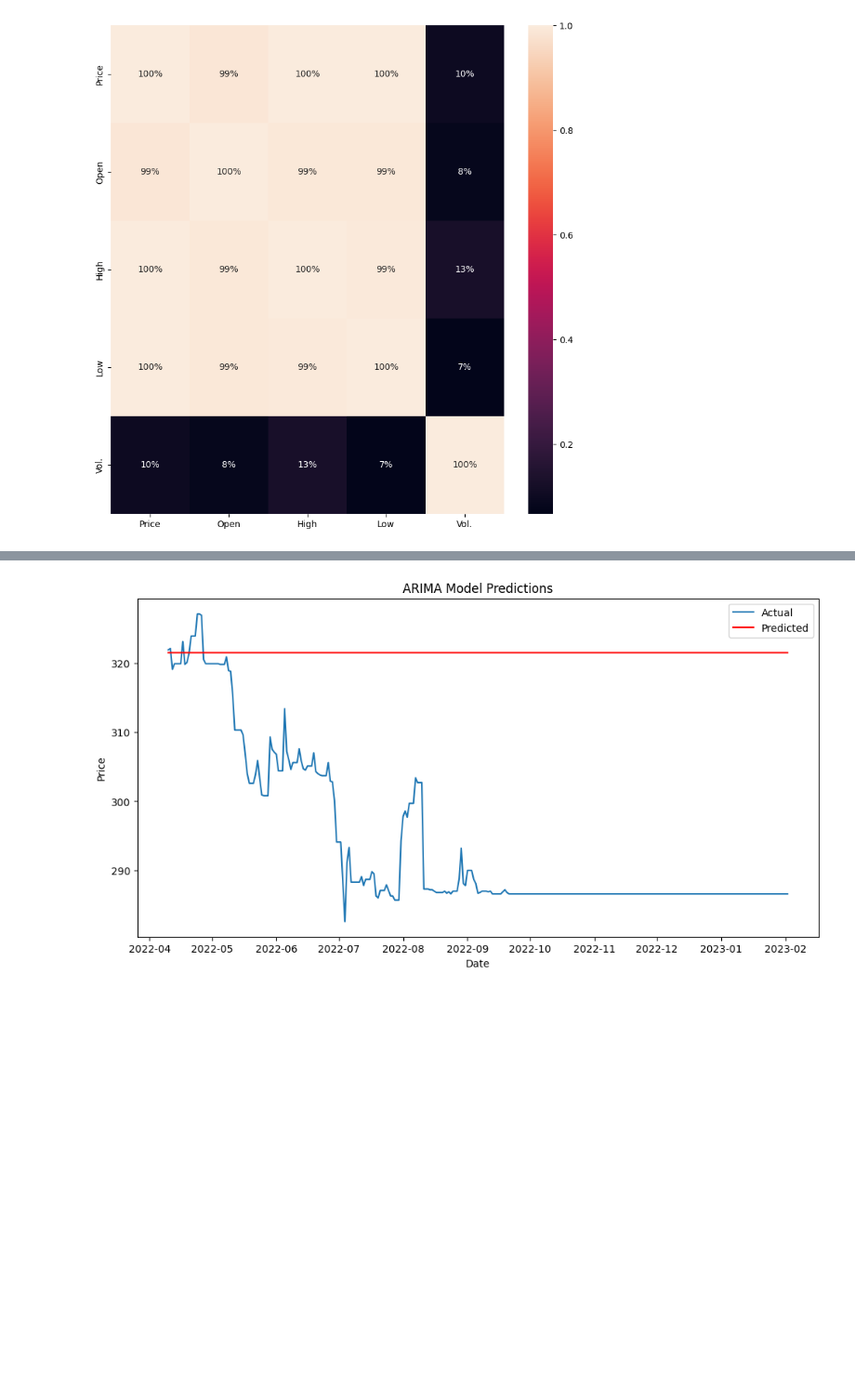
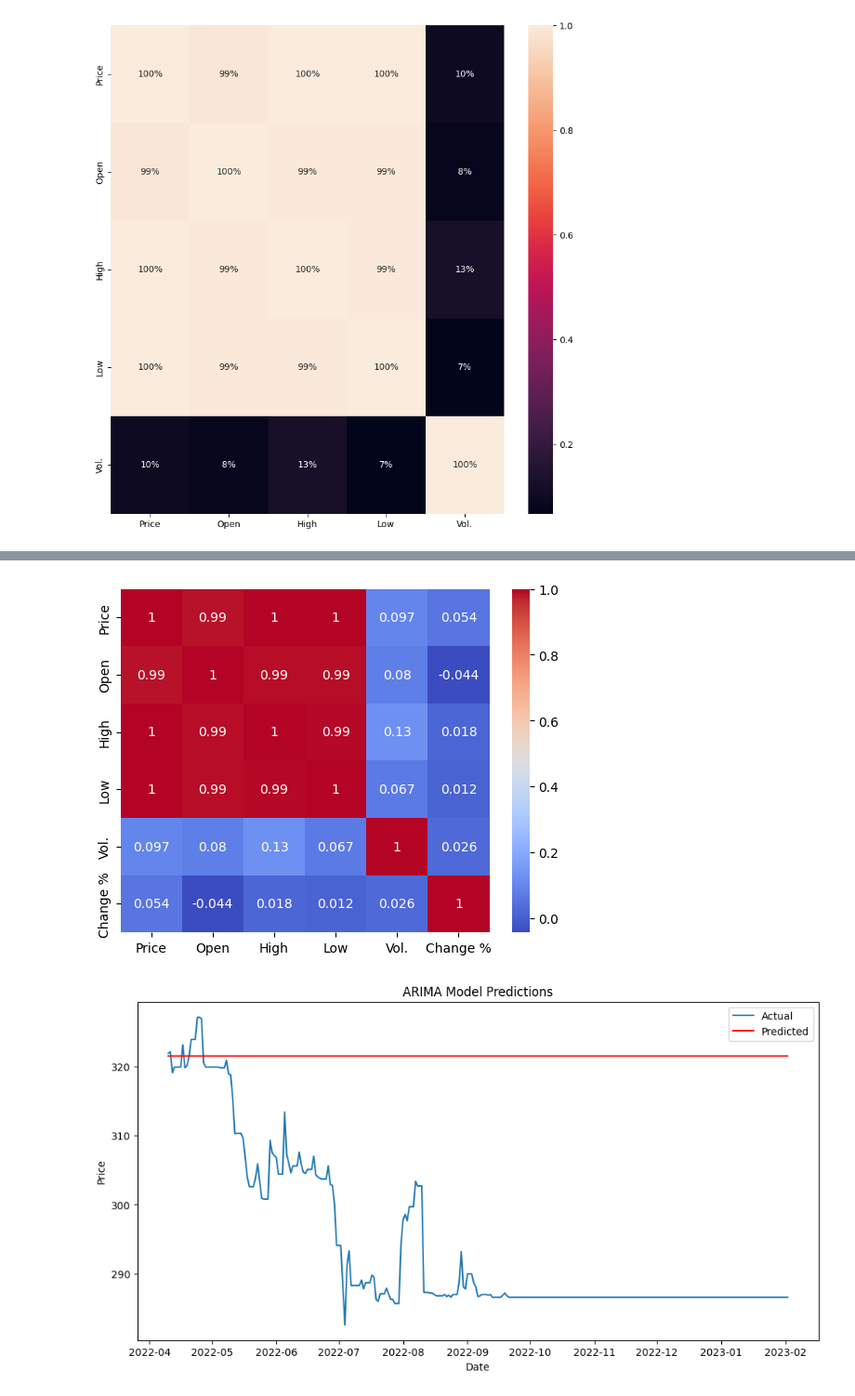
Before and after one commit to imostafizur/DSEBD_Prediction, a Jupyter notebook: GP.ipynb, the cells around one changed output, grey strips where cells are left out. Shown at 93% size. Drawn from its saved outputs; the diff is of its cells as text; code cells hidden in the pictures; blank space fills up the shorter version.

```diff
--- a/StockPrice.ipynb
+++ b/GP.ipynb
@@ -324,0 +299,3 @@ NameError: name 'train_data' is not defined
+# %%
+# Drop Unnamed: 0
+df.drop(['Unnamed: 0'], axis=1, inplace=True)
@@ -325,3 +326,14 @@ NameError: name 'train_data' is not defined
+# %%
+# Calculate the correlation matrix
+corr_matrix = df.corr()
+
+# Create a heatmap of the correlation matrix
+sns.heatmap(corr_matrix, cmap='coolwarm', annot=True)
+
+# Show the plot
+plt.show()
+# %% [output]
+[figure, added]
 # %%
 # Import necessary libraries
 import pandas as pd
```
Also changed, not shown: parts of 18 cells of this notebook, 1 other file.
